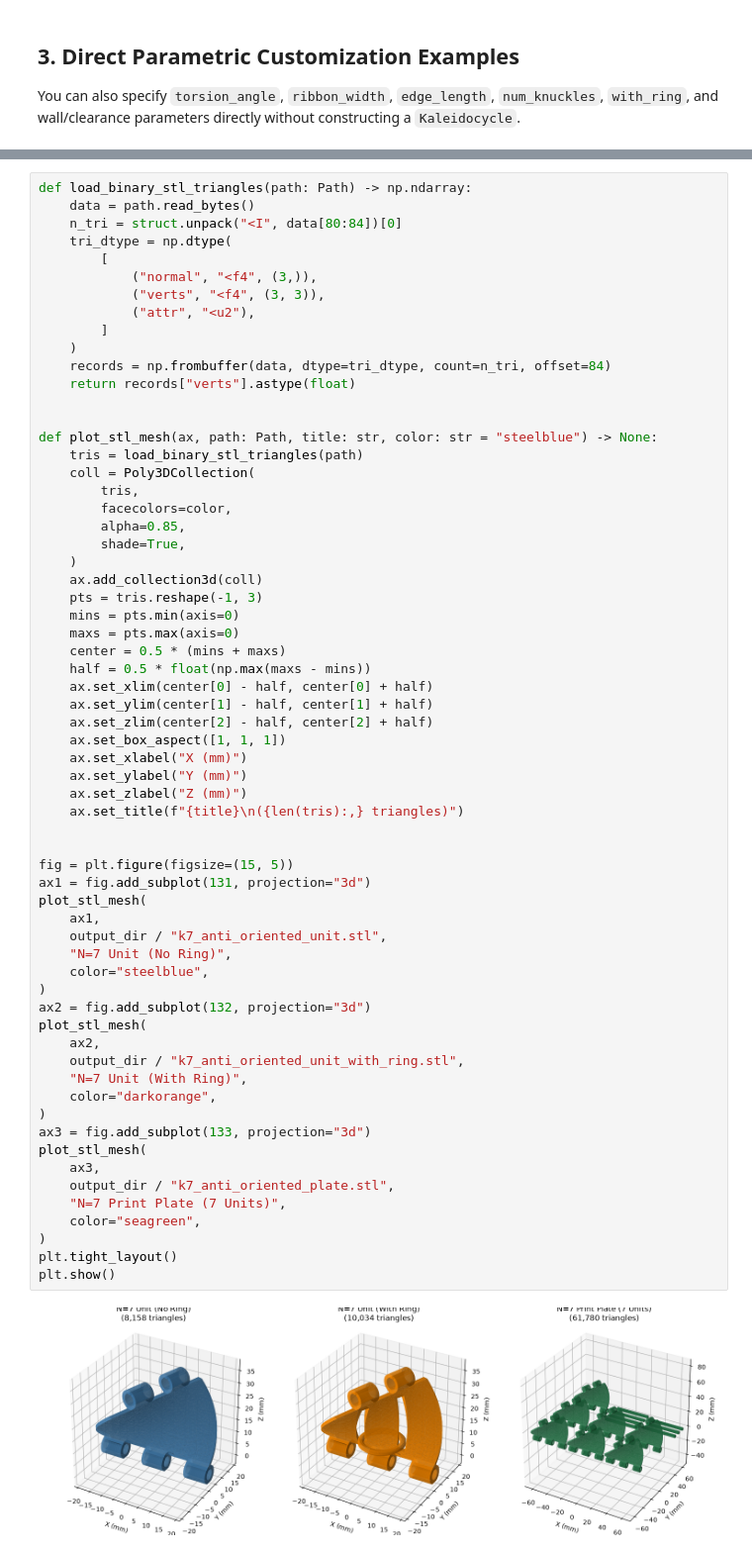
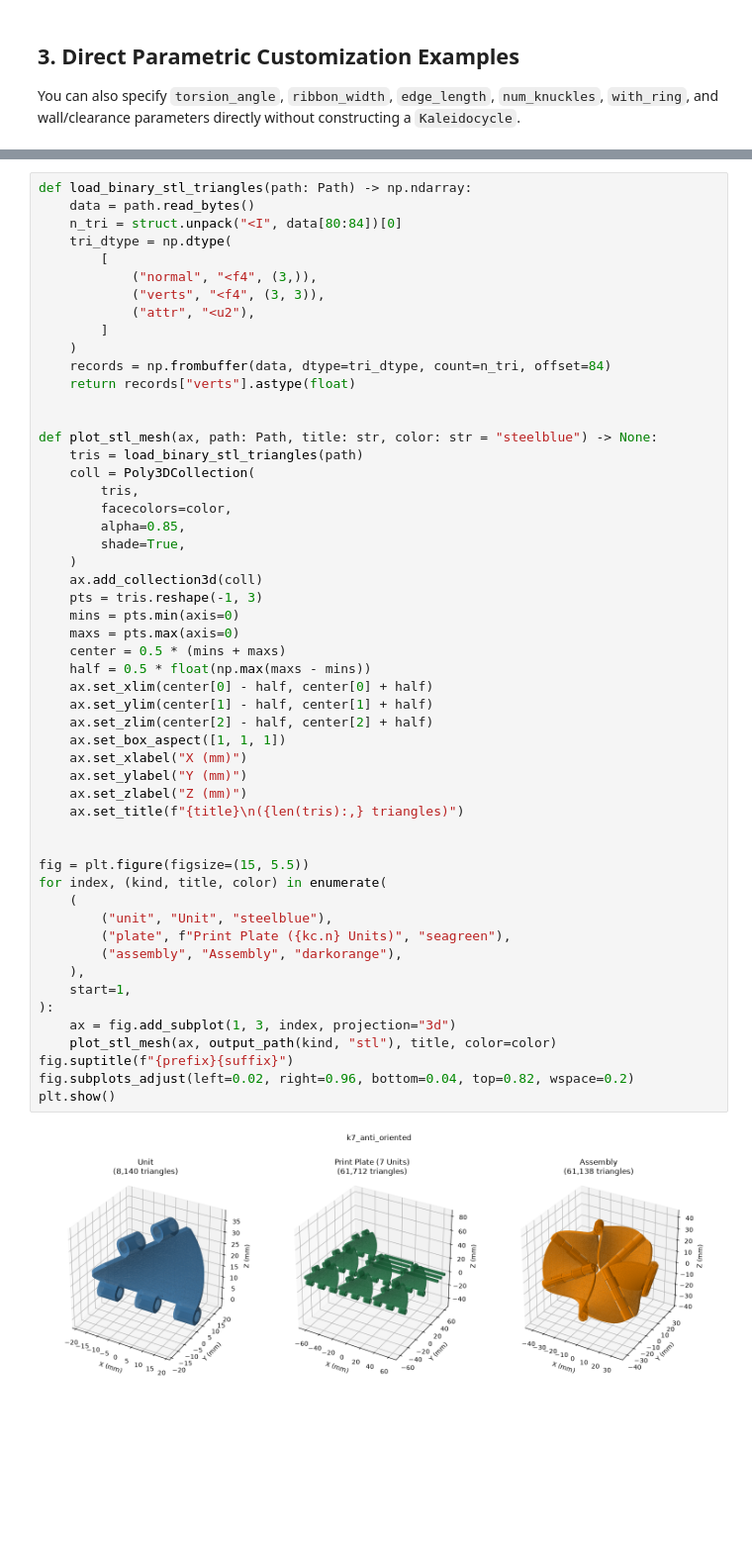
Before and after one commit to shizuo-kaji/Kaleidocycle, a Jupyter notebook: python/notebooks/CADModelGeneration.ipynb, the cells around one changed output, grey strips where cells are left out. Shown at 99% size. Cells and saved outputs as stored; diff of their text form; blank space fills up the shorter version.

```diff
--- a/python/notebooks/CADModelGeneration.ipynb
+++ b/python/notebooks/CADModelGeneration.ipynb
@@ -330,54 +445,44 @@ def load_binary_stl_triangles(path: Path) -> np.ndarray:
     records = np.frombuffer(data, dtype=tri_dtype, count=n_tri, offset=84)
     return records["verts"].astype(float)
 
 
 def plot_stl_mesh(ax, path: Path, title: str, color: str = "steelblue") -> None:
     tris = load_binary_stl_triangles(path)
     coll = Poly3DCollection(
         tris,
         facecolors=color,
         alpha=0.85,
         shade=True,
     )
     ax.add_collection3d(coll)
     pts = tris.reshape(-1, 3)
     mins = pts.min(axis=0)
     maxs = pts.max(axis=0)
     center = 0.5 * (mins + maxs)
     half = 0.5 * float(np.max(maxs - mins))
     ax.set_xlim(center[0] - half, center[0] + half)
     ax.set_ylim(center[1] - half, center[1] + half)
     ax.set_zlim(center[2] - half, center[2] + half)
     ax.set_box_aspect([1, 1, 1])
     ax.set_xlabel("X (mm)")
     ax.set_ylabel("Y (mm)")
     ax.set_zlabel("Z (mm)")
     ax.set_title(f"{title}\n({len(tris):,} triangles)")
 
 
-fig = plt.figure(figsize=(15, 5))
-ax1 = fig.add_subplot(131, projection="3d")
-plot_stl_mesh(
-    ax1,
-    output_dir / "k7_anti_oriented_unit.stl",
-    "N=7 Unit (No Ring)",
-    color="steelblue",
-)
-ax2 = fig.add_subplot(132, projection="3d")
-plot_stl_mesh(
-    ax2,
-    output_dir / "k7_anti_oriented_unit_with_ring.stl",
-    "N=7 Unit (With Ring)",
-    color="darkorange",
-)
-ax3 = fig.add_subplot(133, projection="3d")
-plot_stl_mesh(
-    ax3,
-    output_dir / "k7_anti_oriented_plate.stl",
-    "N=7 Print Plate (7 Units)",
-    color="seagreen",
-)
-plt.tight_layout()
+fig = plt.figure(figsize=(15, 5.5))
+for index, (kind, title, color) in enumerate(
+    (
+        ("unit", "Unit", "steelblue"),
+        ("plate", f"Print Plate ({kc.n} Units)", "seagreen"),
+        ("assembly", "Assembly", "darkorange"),
+    ),
+    start=1,
+):
+    ax = fig.add_subplot(1, 3, index, projection="3d")
+    plot_stl_mesh(ax, output_path(kind, "stl"), title, color=color)
+fig.suptitle(f"{prefix}{suffix}")
+fig.subplots_adjust(left=0.02, right=0.96, bottom=0.04, top=0.82, wspace=0.2)
 plt.show()
 # %% [output]
-[figure, old version]
+[figure, new version]
```
Also changed, not shown: parts of 13 cells of this notebook, 9 other files.
